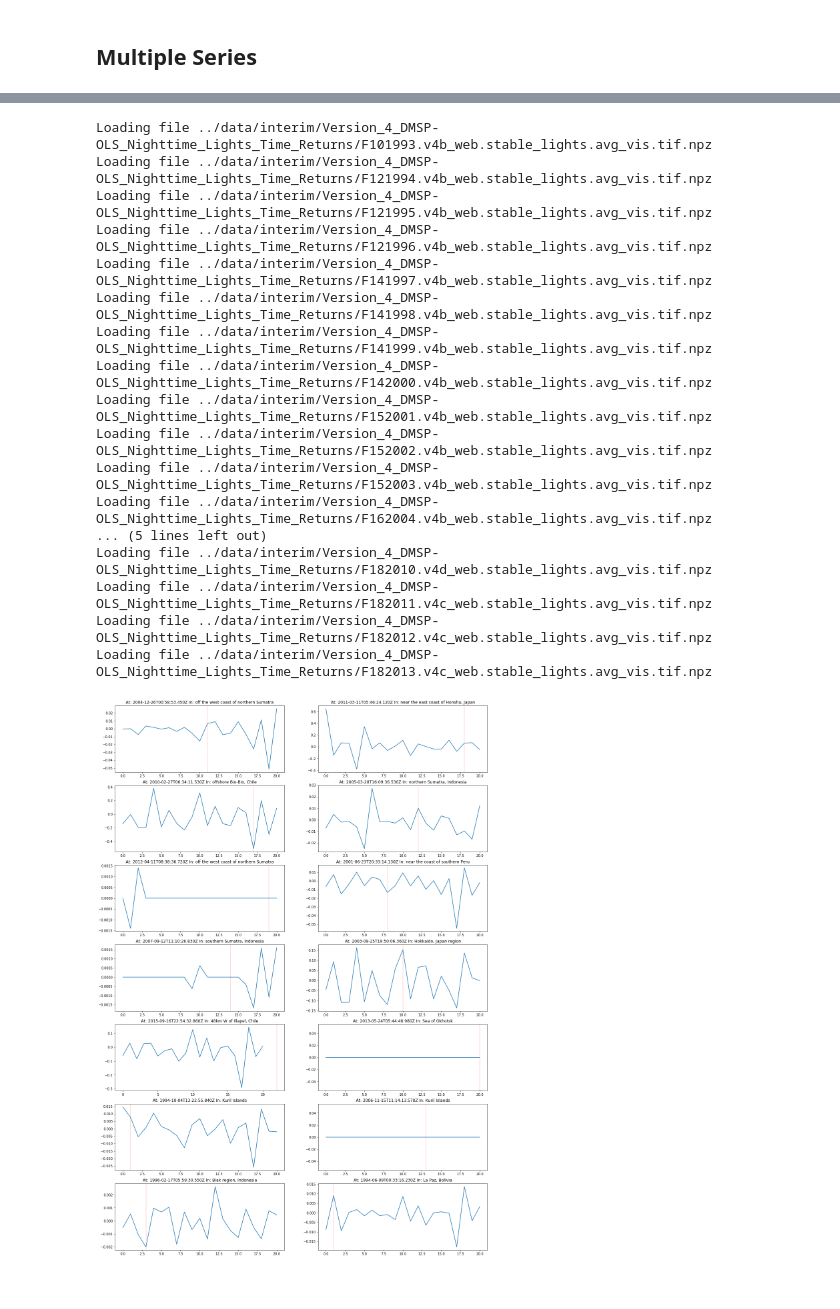
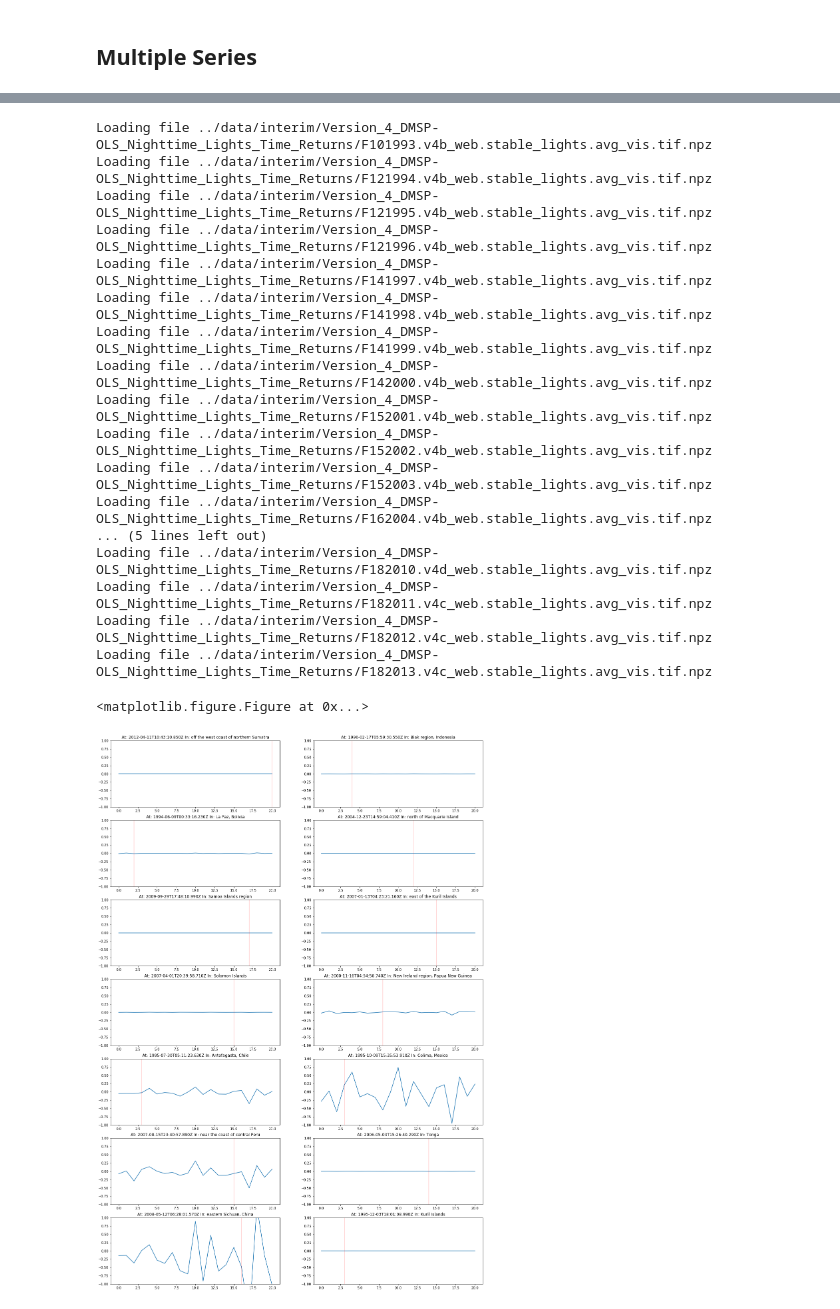
Before and after one commit to feliuserra/Luminosity, a Jupyter notebook: notebooks/data_exploration-series_loader_and_panel.ipynb, the cells around one changed output, grey strips where cells are left out. Saved outputs shown, nothing was run; the diff lists cells and outputs as text; code cells hidden in the pictures.

```diff
--- a/notebooks/data_exploration-series_loader_and_panel.ipynb
+++ b/notebooks/data_exploration-series_loader_and_panel.ipynb
@@ -87,0 +67,9 @@ earthquakes_sorted = earthquakes[['time', 'place', 'mag']].sort_values('mag', as
+# %%
+earthquakes = pd.read_csv('../data/raw/USGSEarthquakeHazards/USGSEarthquakeHazards.csv', index_col=0)
+earthquakes = earthquakes[abs(earthquakes['latitude']) < 62] # otherwise it get's malformed images
+earthquakes = earthquakes[abs(earthquakes['longitude']) < 177] # same here
+earthquakes['year'] = earthquakes['time'].apply(lambda x: int(x[:4]))
+earthquakes = earthquakes[earthquakes['year'] < 2013]
+earthquakes = earthquakes[earthquakes['year'] > 1993]
+earthquakes_sorted = earthquakes.sort_values('mag', ascending=False)
+earthquakes_sorted[['year','place','mag']].head(25)
@@ -88,7 +94,7 @@ earthquakes_sorted = earthquakes[['time', 'place', 'mag']].sort_values('mag', as
 # %%
 %run ../src/models/section_series.py
 target_coords_list = [{'lat': r[0],'lng': r[1]} for r
-    in earthquakes.sort_values('mag', ascending=False)[['latitude', 'longitude']].values[:15]]
+    in earthquakes_sorted[['latitude', 'longitude']].values[:3500]]
 series_loader = SectionSeriesLoader(
     SRC_PATH='../data/interim/Version_4_DMSP-OLS_Nighttime_Lights_Time_Returns/*.npz')
 series = series_loader.load_multiple(target_coords_list)
@@ -110,15 +116,18 @@ Loading file ../data/interim/Version_4_DMSP-OLS_Nighttime_Lights_Time_Returns/F1
 Loading file ../data/interim/Version_4_DMSP-OLS_Nighttime_Lights_Time_Returns/F182011.v4c_web.stable_lights.avg_vis.tif.npz
 Loading file ../data/interim/Version_4_DMSP-OLS_Nighttime_Lights_Time_Returns/F182012.v4c_web.stable_lights.avg_vis.tif.npz
 Loading file ../data/interim/Version_4_DMSP-OLS_Nighttime_Lights_Time_Returns/F182013.v4c_web.stable_lights.avg_vis.tif.npz
+<matplotlib.figure.Figure at 0x...>
 # %%
-times_and_places = earthquakes.sort_values('mag', ascending=False)[['time','place']].values[:15]
+times_and_places = earthquakes_sorted[['time','place']]
 fig, ax = plt.subplots(7,2,figsize=(20,30))
 for i, axi in enumerate(ax.flat):
+    i += 10
     axi.plot(series[i].mean(axis=(1,2)))
-    axi.set_title('At: {} In: {}'.format(*times_and_places[i]))
-    axi.axvline(x=int(times_and_places[i][0][:4])-1993, lw=.3, c='r')
+    axi.set_title('At: {} In: {}'.format(*times_and_places.iloc[i]))
+    axi.set_ylim([-1,1])
+    axi.axvline(x=int(times_and_places.iloc[i][0][:4])-1992, lw=.3, c='r')
 
 plt.show()
 # %% [output]
-[figure, old version]
+[figure, new version]
 # %%
```
Also changed, not shown: parts of 15 cells of this notebook, 1 other file.
